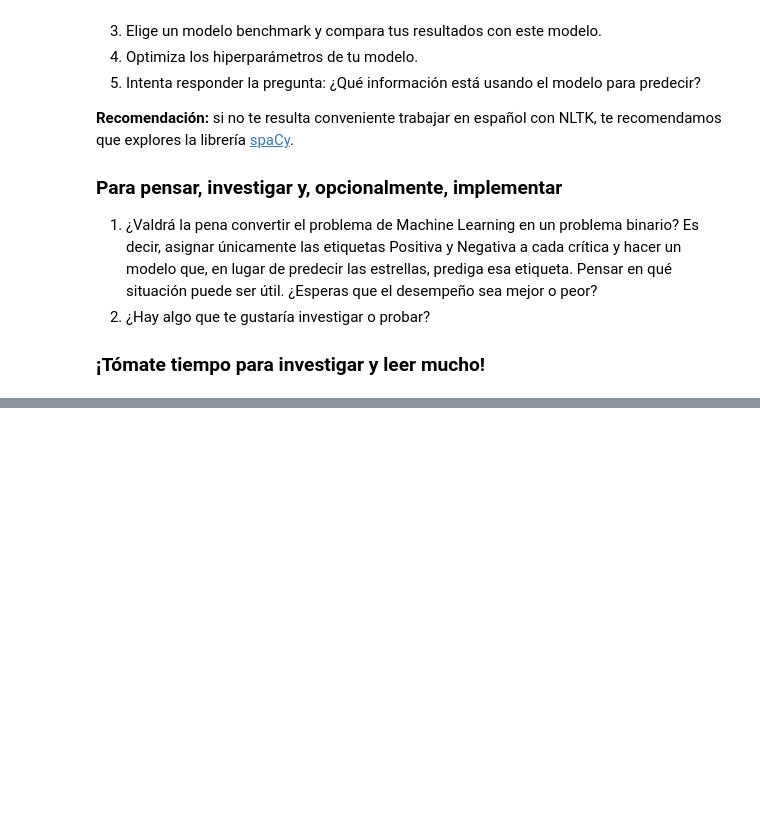
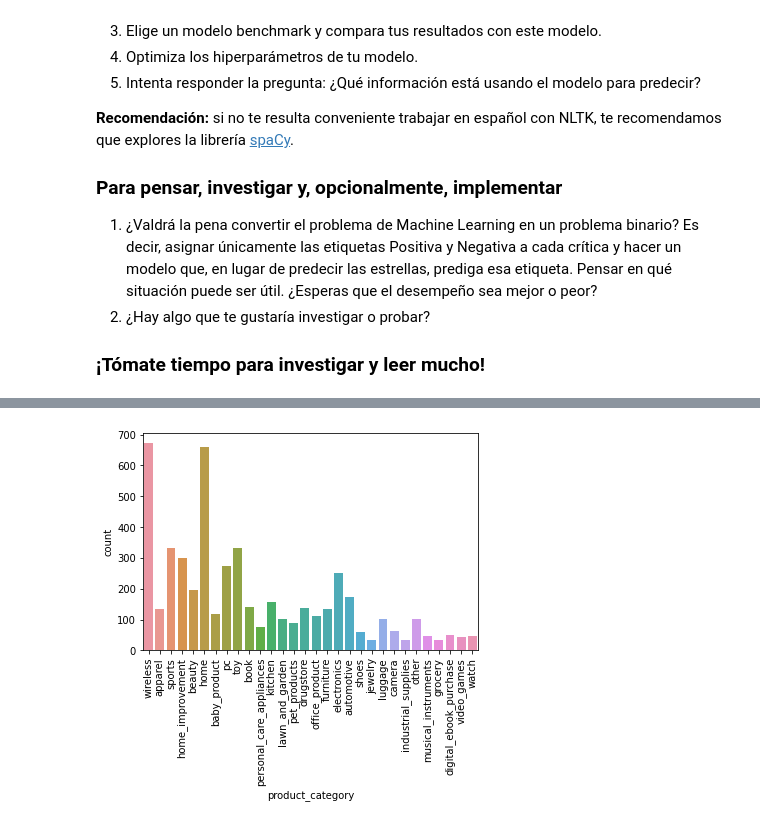
Before and after one commit to ricardoleoncorreia/amazon-review-score-predictor, a Jupyter notebook: DS_Proyecto_03_NLP.ipynb, the cells around one changed output, grey strips where cells are left out. Cells and saved outputs as stored; diff of their text form; code cells hidden in the pictures; blank space fills up the shorter version.

Commit message:
* Basic EDA * Lemmatize data

```diff
--- a/DS_Proyecto_03_NLP.ipynb
+++ b/DS_Proyecto_03_NLP.ipynb
@@ -28,0 +36,3 @@ Implementa un modelo que, dada la crítica de un producto, asigne la cantidad de
+# %%
+reviews_train_data = pd.read_json('./data/dataset_es_dev.json', lines=True)
+reviews_train_data.head()
@@ -28,0 +64,6 @@ Implementa un modelo que, dada la crítica de un producto, asigne la cantidad de
+# %%
+g = sns.countplot(x="product_category", data=reviews_train_data)
+plt.xticks(rotation=90)
+plt.show()
+# %% [output]
+[figure, added]
```
Also changed, not shown: parts of 17 cells of this notebook, 1 other file.
